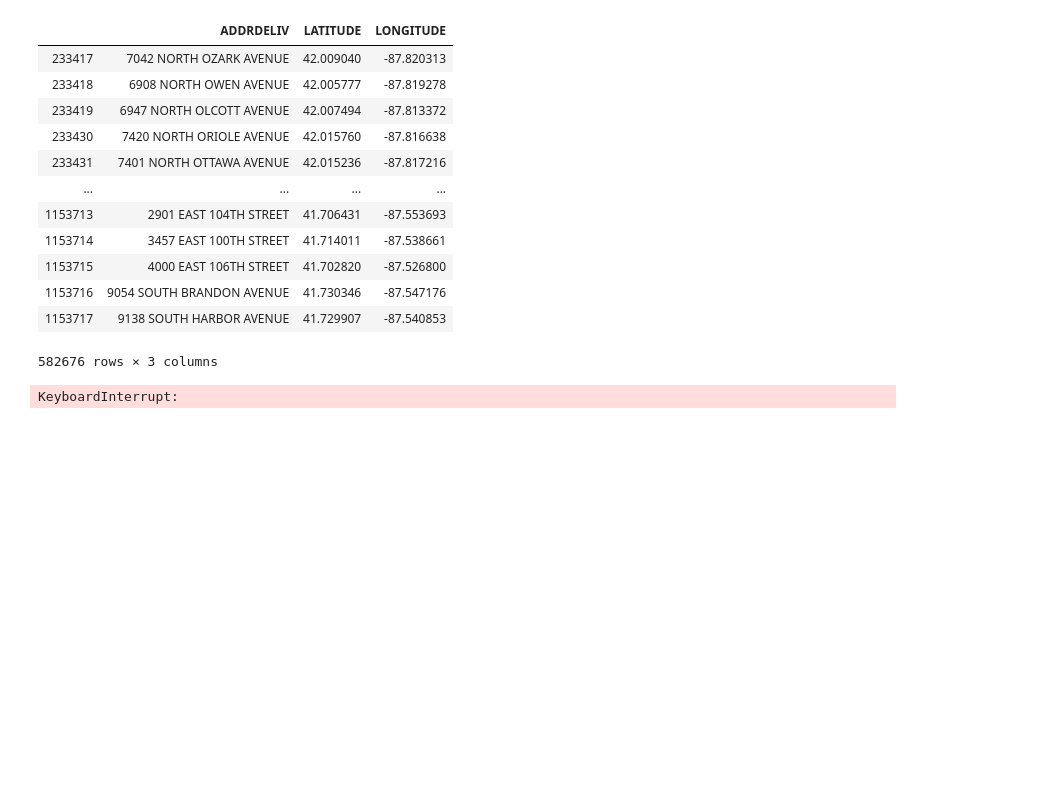
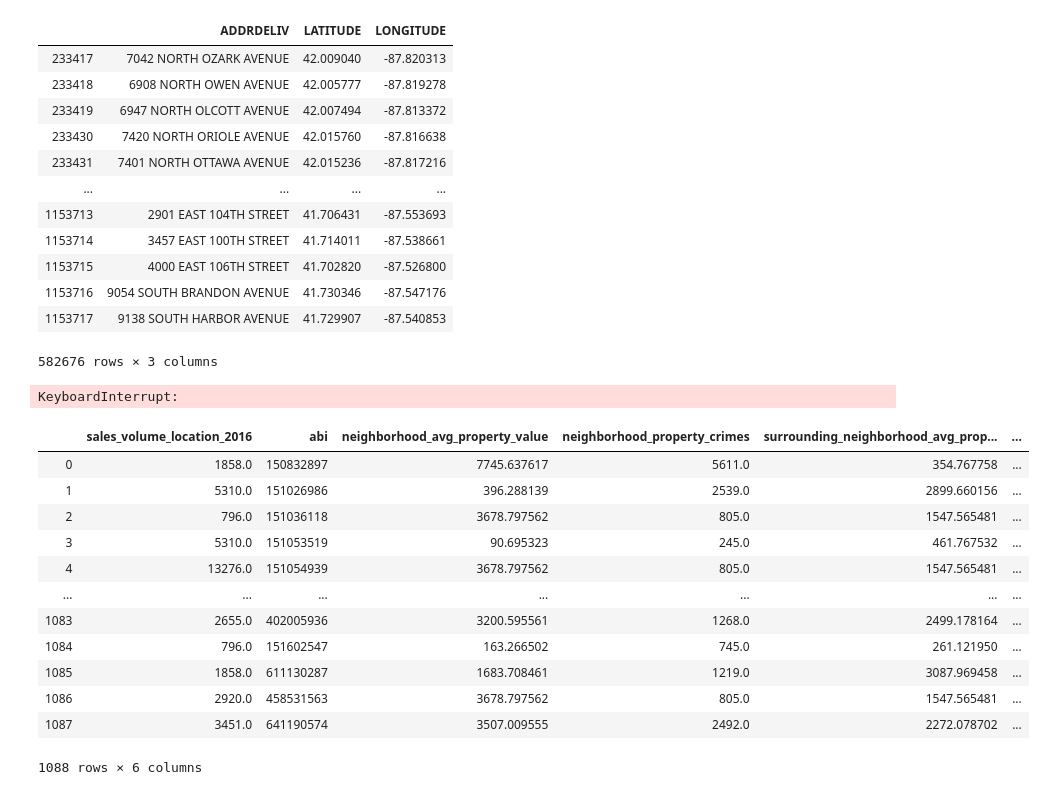
Before and after one commit to chrisolen1/urban-demand-allocation, a Jupyter notebook: optimization_variables.ipynb, the cells around one changed output. Cells and saved outputs as stored; diff of their text form; code cells hidden in the pictures; blank space fills up the shorter version.

```diff
--- a/optimization_variables.ipynb
+++ b/optimization_variables.ipynb
@@ -111,0 +119,21 @@ KeyboardInterrupt:
+# %%
+demand = pd.read_csv("demand.csv")
+# %%
+store_matrix = demand[["sales_volume_location_2016","abi","neighborhood_avg_property_value","neighborhood_property_crimes",
+                             "surrounding_neighborhood_avg_property_value","surrounding_neighborhood_property_crimes"]]
+# %%
+store_matrix
+# %% [output]
+|  | sales_volume_location_2016 | abi | neighborhood_avg_property_value | neighborhood_property_crimes | surrounding_neighborhood_avg_prop... | ... |
+| 0 | 1858.0 | 150832897 | 7745.637617 | 5611.0 | 354.767758 | ... |
+| 1 | 5310.0 | 151026986 | 396.288139 | 2539.0 | 2899.660156 | ... |
+| 2 | 796.0 | 151036118 | 3678.797562 | 805.0 | 1547.565481 | ... |
+| 3 | 5310.0 | 151053519 | 90.695323 | 245.0 | 461.767532 | ... |
+| 4 | 13276.0 | 151054939 | 3678.797562 | 805.0 | 1547.565481 | ... |
+| ... | ... | ... | ... | ... | ... | ... |
+| 1083 | 2655.0 | 402005936 | 3200.595561 | 1268.0 | 2499.178164 | ... |
+| 1084 | 796.0 | 151602547 | 163.266502 | 745.0 | 261.121950 | ... |
+| 1085 | 1858.0 | 611130287 | 1683.708461 | 1219.0 | 3087.969458 | ... |
+| 1086 | 2920.0 | 458531563 | 3678.797562 | 805.0 | 1547.565481 | ... |
+| 1087 | 3451.0 | 641190574 | 3507.009555 | 2492.0 | 2272.078702 | ... |
+1088 rows × 6 columns
```
Also changed, not shown: parts of 12 cells of this notebook, 2 other files.
